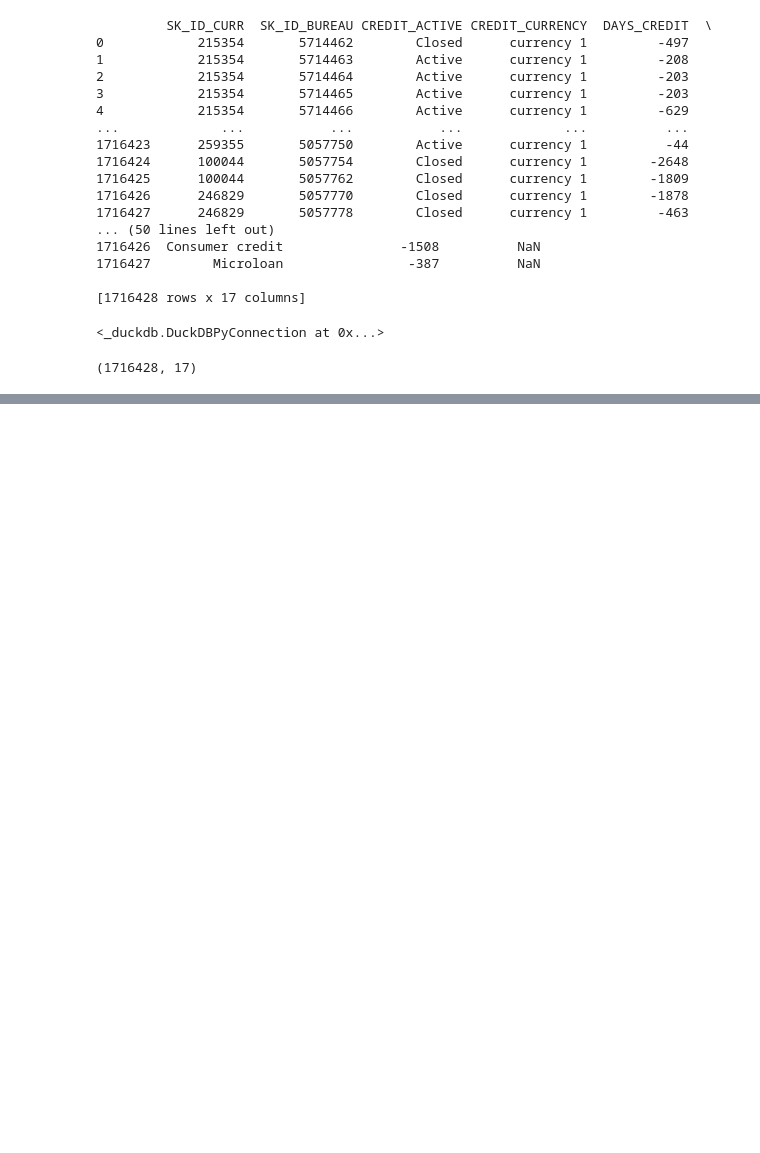
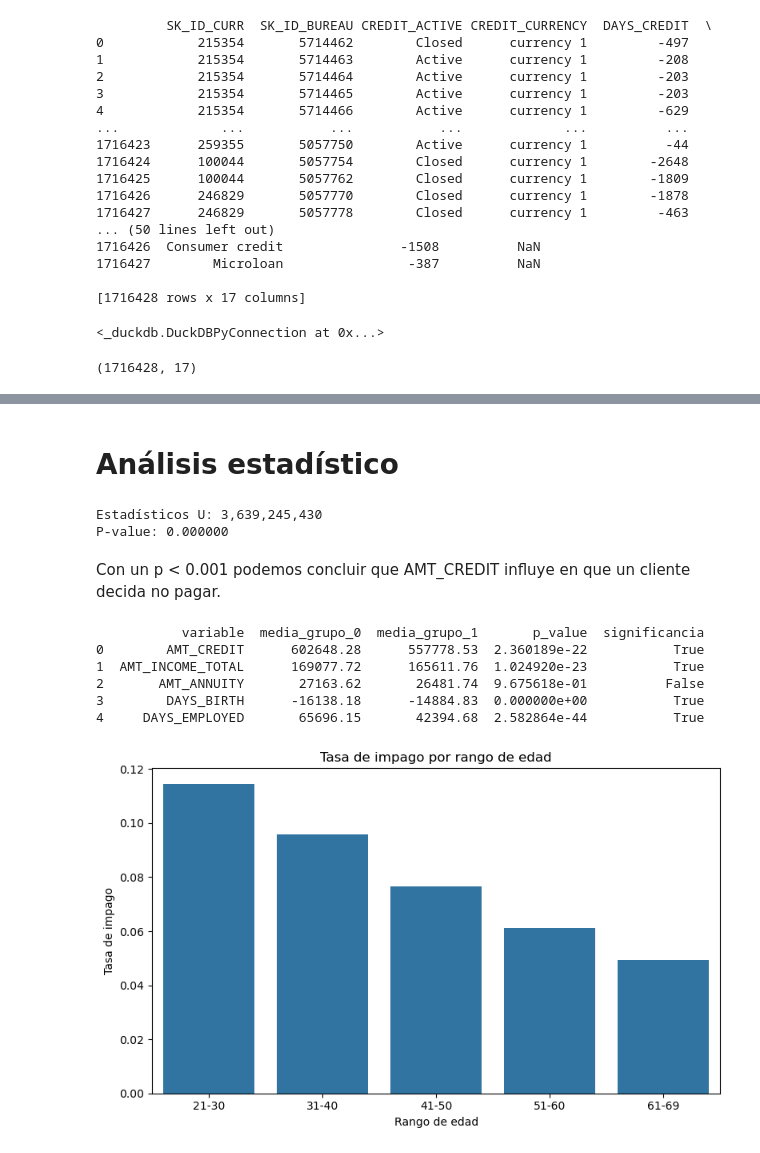
Before and after one commit to CarlosECI/credit_default_risk, a Jupyter notebook: Notebooks/01_eda.ipynb, the cells around one changed output, grey strips where cells are left out. Drawn from its saved outputs; the diff is of its cells as text; code cells hidden in the pictures; blank space fills up the shorter version.

```diff
--- a/Notebooks/01_eda.ipynb
+++ b/Notebooks/01_eda.ipynb
@@ -477,0 +476,73 @@ bureau_application_join.shape
+# %% [markdown]
+# Análisis estadístico
+# %%
+from scipy import stats
+
+# Comparación de AMT_CREDIT entre los dos grupos de TARGET
+grupo_0 = application_train[application_train['TARGET']==0]['AMT_CREDIT']
+grupo_1 = application_train[application_train['TARGET']==1]['AMT_CREDIT']
+
+stat, p_value = stats.mannwhitneyu(grupo_0, grupo_1, alternative='two-sided')
+
+print(f'Estadísticos U: {stat:,.0f}')
+print(f'P-value: {p_value:.6f}')
+# %% [output]
+Estadísticos U: 3,639,245,430
+P-value: 0.000000
+# %% [markdown]
+Con un p < 0.001 podemos concluir que AMT_CREDIT influye en que un cliente decida no pagar.
+# %%
+# Cálculo de estadisticos para las demás variables numéricas
+vars_numericas = ['AMT_CREDIT', 'AMT_INCOME_TOTAL', 'AMT_ANNUITY',
+                  'DAYS_BIRTH', 'DAYS_EMPLOYED']
+
+resultados = []
+
+for var in vars_numericas:
+    g0 = application_train[application_train['TARGET'] == 0][var].dropna()
+    g1 = application_train[application_train['TARGET'] == 1][var].dropna()
+
+    stat, p_value = stats.mannwhitneyu(g0, g1, alternative='two-sided')
+
+    resultados.append({
+        'variable': var,
+        'media_grupo_0': g0.mean().round(2),
+        'media_grupo_1': g1.mean().round(2),
+        'p_value': p_value
+    })
+
+resultados_df = pd.DataFrame(resultados)
+resultados_df['significancia'] = resultados_df['p_value'].apply(lambda x: x < 0.05 if x is not None else None)
+print(resultados_df)
+# %% [output]
+           variable  media_grupo_0  media_grupo_1       p_value  significancia
+0        AMT_CREDIT      602648.28      557778.53  2.360189e-22           True
+1  AMT_INCOME_TOTAL      169077.72      165611.76  1.024920e-23           True
+2       AMT_ANNUITY       27163.62       26481.74  9.675618e-01          False
+3        DAYS_BIRTH      -16138.18      -14884.83  0.000000e+00           True
+4     DAYS_EMPLOYED       65696.15       42394.68  2.582864e-44           True
+# %%
+# Analisis de edades en TARGET
+application_train['AGE'] = application_train['DAYS_BIRTH'] / -365
+
+application_train['AGE_RANGE'] = pd.cut(application_train['AGE'],
+                                        bins=[21,30,40,50,60,69],
+                                        labels=['21-30', '31-40','41-50', '51-60', '61-69'])
+
+tasa_por_edad = (
+    application_train.groupby('AGE_RANGE')['TARGET']
+    .mean()
+    .reset_index()
+)
+
+fig, ax = plt.subplots(figsize=(8,5))
+
+sns.barplot(data=tasa_por_edad, x='AGE_RANGE', y='TARGET', ax=ax)
+ax.set_title('Tasa de impago por rango de edad')
+ax.set_xlabel('Rango de edad')
+ax.set_ylabel('Tasa de impago')
+plt.tight_layout()
+plt.savefig('../Reports/figures/06_tasa_impago_rango_edad.png')
+plt.show()
+# %% [output]
+[figure, added]
```
Also changed, not shown: parts of 5 cells of this notebook, 2 other files.
